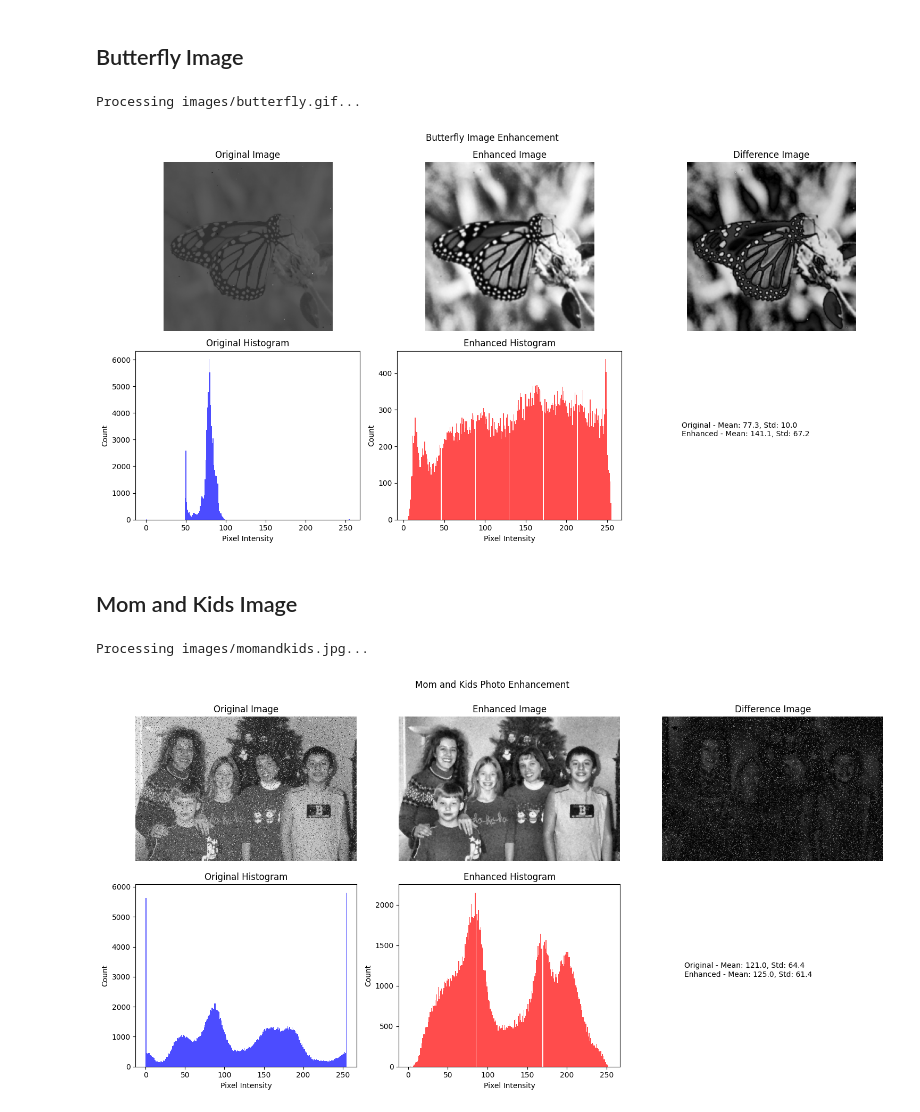
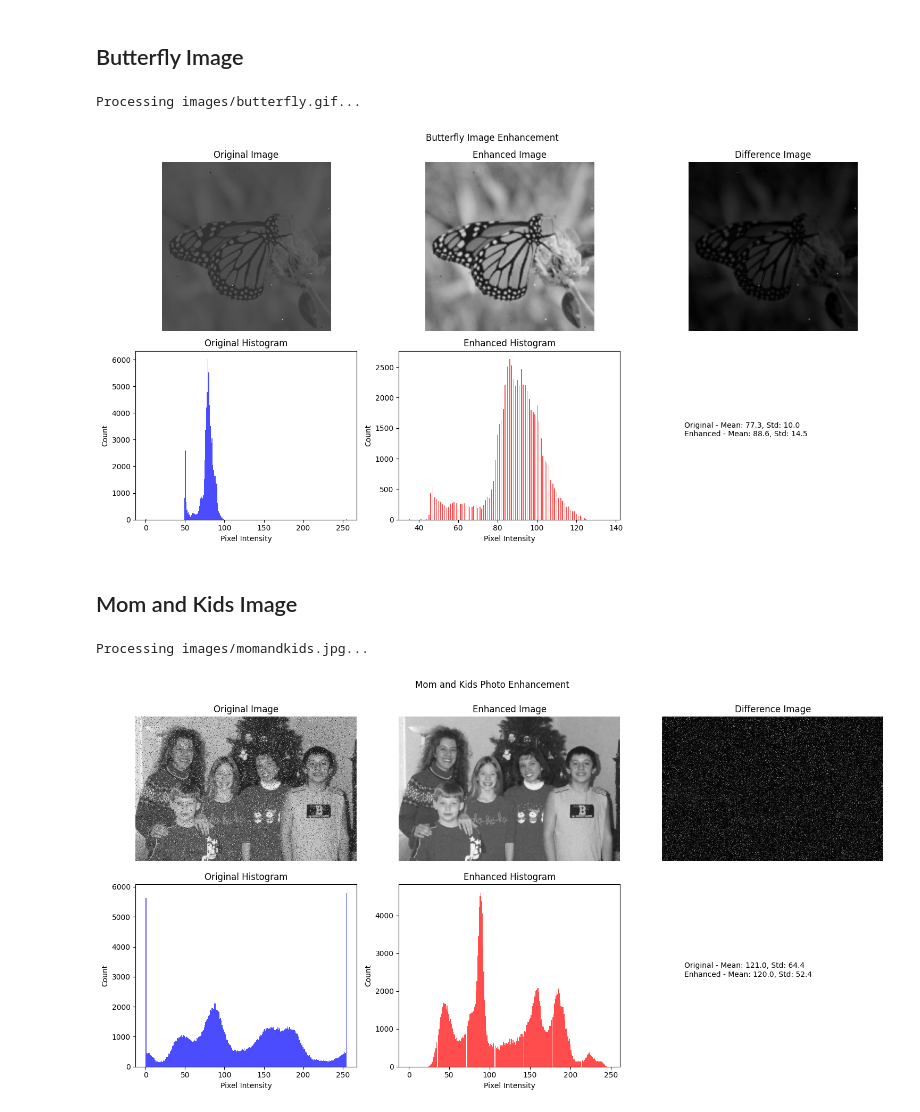
Before and after one commit to lendl-uy/cs282, a Jupyter notebook: pa1/cs282_pa_1_item_5_uy.ipynb, the cells around one changed output. Cells and saved outputs as stored; diff of their text form; code cells hidden in the pictures.

```diff
--- a/pa1/cs282_pa_1_item_5_uy.ipynb
+++ b/pa1/cs282_pa_1_item_5_uy.ipynb
@@ -167,23 +168,23 @@ Processing images/cells27.jpg...
 # %%
 # Butterfly image enhancement
 butterfly_img_dir = f"{images_directory}/butterfly.gif"
 
 print(f"\nProcessing {butterfly_img_dir}...")
 butterfly_img = read_image(butterfly_img_dir)
 
 butterfly_enhanced = cv2.equalizeHist(butterfly_img)
 
 # Apply CLAHE for more options for enhancement
-clahe = cv2.createCLAHE(clipLimit=2.0, tileGridSize=(8,8))
-butterfly_enhanced = clahe.apply(butterfly_enhanced)
+clahe = cv2.createCLAHE(clipLimit=1.0, tileGridSize=(8,8))
+butterfly_enhanced = clahe.apply(butterfly_img)
 
 # Apply light Gaussian blur to reduce any noise enhanced by equalization
 butterfly_enhanced = cv2.GaussianBlur(butterfly_enhanced, (3,3), 0)
 
 display_results(butterfly_img, butterfly_enhanced, "Butterfly Image Enhancement")
 # %% [output]
 Processing images/butterfly.gif...
-[figure, old version]
+[figure, new version]
 # %% [markdown]
 ## Mom and Kids Image
 # %%
@@ -193,22 +194,15 @@ momandkids_img_dir = f"{images_directory}/momandkids.jpg"
 print(f"\nProcessing {momandkids_img_dir}...")
 momkids_img = read_image(momandkids_img_dir)
 
-# Remove salt-and-pepper noise with smaller median filter
+# Apply median filter to reduce salt-and-pepper noise
 momkids_enhanced = cv2.medianBlur(momkids_img, 3)
 
-# Apply less aggressive bilateral filter
-momkids_enhanced = cv2.bilateralFilter(momkids_enhanced, 1, 10, 10)
-
-# Apply unsharp masking to restore sharpness
-gaussian_blur = cv2.GaussianBlur(momkids_enhanced, (3, 3), 0.5)
-unsharp_mask = cv2.addWeighted(momkids_enhanced, 1.5, gaussian_blur, -0.5, 0)
-momkids_enhanced = cv2.addWeighted(momkids_enhanced, 0.7, unsharp_mask, 0.3, 0)
-
-# Apply conservative CLAHE
-clahe = cv2.createCLAHE(clipLimit=2.0, tileGridSize=(8,8))
-momkids_enhanced = clahe.apply(momkids_enhanced)
+# Apply high-boost filtering
+# A > 1 boosts the original image while maintaining sharpening
+blur = cv2.GaussianBlur(momkids_enhanced, (5,5), 2)
+momkids_enhanced = cv2.addWeighted(momkids_enhanced, 1.7, blur, -0.7, 0)
 
 display_results(momkids_img, momkids_enhanced, "Mom and Kids Photo Enhancement")
 # %% [output]
 Processing images/momandkids.jpg...
-[figure, old version]
+[figure, new version]
```
Also changed, not shown: parts of 2 cells of this notebook, 4 other files.
